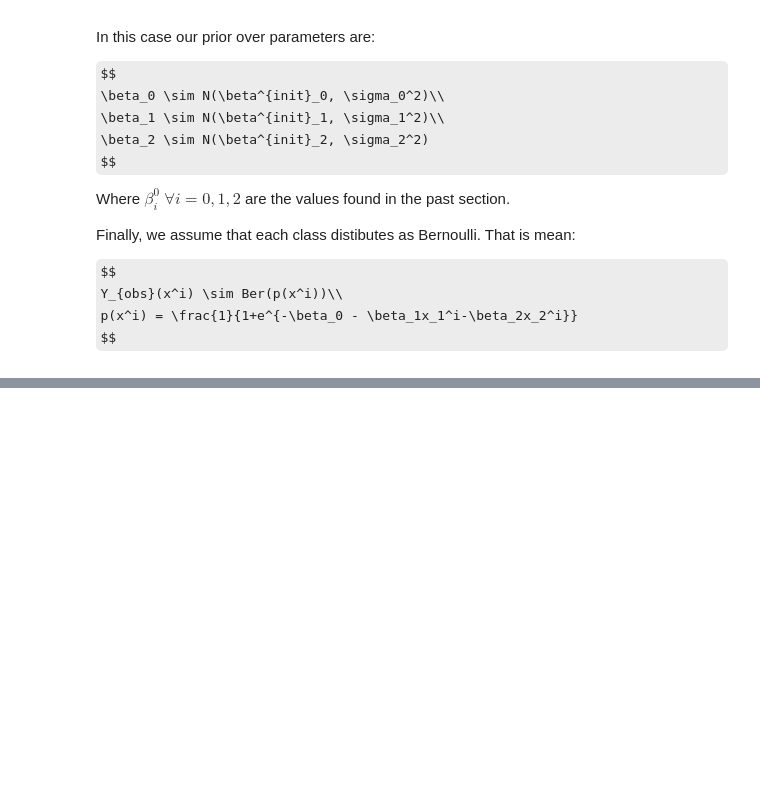
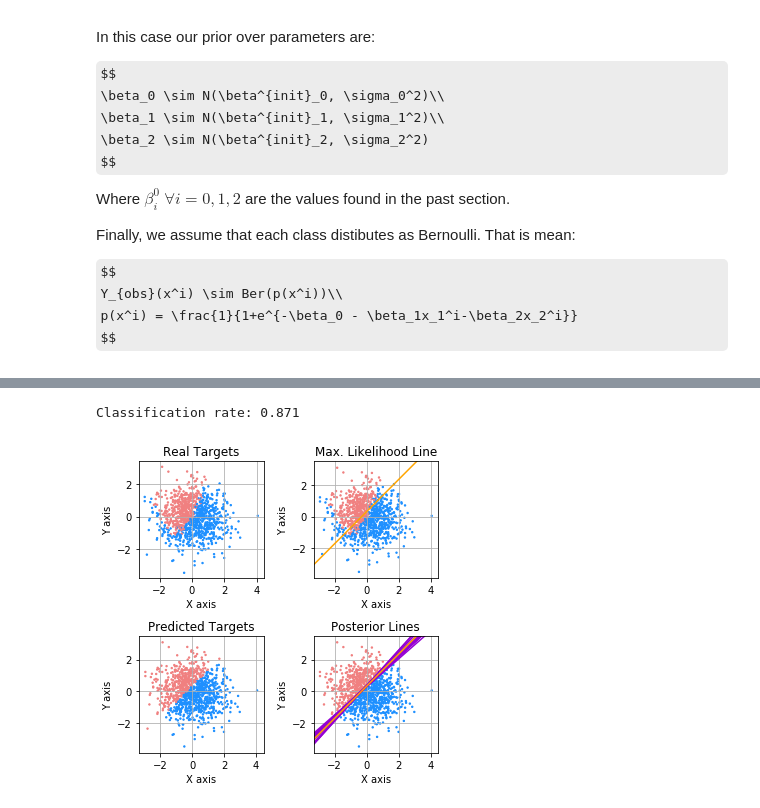
Before and after one commit to lerkoah/AprendizajeProbabilistico, a Jupyter notebook: Tarea1/p3.ipynb, the cells around one changed output, grey strips where cells are left out. Saved outputs shown, nothing was run; the diff lists cells and outputs as text; code cells hidden in the pictures; some formulas as TeX source; blank space fills up the shorter version.

```diff
--- a/Tarea1/p3.ipynb
+++ b/Tarea1/p3.ipynb
@@ -193,0 +203,76 @@ beta_2: -2.19648475497
+# %%
+from sklearn.metrics import confusion_matrix
+
+def predict(data, beta):
+    return 1.0/(1+np.exp(-beta['beta0'] - beta['beta1']*data[0,:]-beta['beta2']*data[1,:]))
+
+predicted = predict(data,beta) > 0.5
+
+classRate = np.sum(data[2,:] == predicted) / predicted.shape[0]
+print('Classification rate: %s' % classRate)
+
+m = -beta['beta1']/beta['beta2']
+n = -beta['beta0']/beta['beta2']
+
+x1_aux = np.array([np.min(data[0,:])-1, np.max(data[0,:])+1])
+rect = m*x1_aux+n
+
+fig, ax = plt.subplots(2,2)
+fig.set_figheight(5)
+fig.set_figwidth(5)
+
+
+ax[0,0].scatter(data[0,:],data[1,:], c=data[2,:], cmap = mcolors.ListedColormap(colors), s = 2)
+ax[0,0].set_title('Real Targets')
+ax[0,0].set_xlabel('X axis')
+ax[0,0].set_ylabel('Y axis')
+ax[0,0].grid()
+
+
+ax[0,1].scatter(data[0,:],data[1,:], c=data[2,:], cmap = mcolors.ListedColormap(colors), s = 2)
+ax[0,1].plot(x1_aux, rect, color = 'orange')
+ax[0,1].set_xlim(np.array([np.min(data[0,:])-0.4, np.max(data[0,:])+0.4]))
+ax[0,1].set_ylim(np.array([np.min(data[1,:])-0.4, np.max(data[1,:])+0.4]))
+ax[0,1].set_title('Max. Likelihood Line')
+ax[0,1].set_xlabel('X axis')
+ax[0,1].set_ylabel('Y axis')
+ax[0,1].grid()
+
+
+ax[1,1].scatter(data[0,:],data[1,:], c=predicted, cmap = mcolors.ListedColormap(colors), s = 2)
+ax[1,1].set_title('Posterior Lines')
+ax[1,1].set_xlabel('X axis')
+ax[1,1].set_ylabel('Y axis')
+ax[1,1].grid()
+
+
+numberOfLines = 20
+for i in range(numberOfLines):
+    beta_aux = trace[i]
+
+    m = -beta_aux['beta1']/beta_aux['beta2']
+    n = -beta_aux['beta0']/beta_aux['beta2']
+
+    rect_aux = m*x1_aux+n
+
+    ax[1,1].plot(x1_aux, rect_aux, color = 'darkviolet')
+ax[1,1].plot(x1_aux, rect, color = 'orange')
+ax[1,1].set_xlim(np.array([np.min(data[0,:])-0.4, np.max(data[0,:])+0.4]))
+ax[1,1].set_ylim(np.array([np.min(data[1,:])-0.4, np.max(data[1,:])+0.4]))
+
+ax[1,0].scatter(data[0,:],data[1,:], c=predicted, cmap = mcolors.ListedColormap(colors), s = 2)
+ax[1,0].set_title('Predicted Targets')
+ax[1,0].set_xlabel('X axis')
+ax[1,0].set_ylabel('Y axis')
+ax[1,0].grid()
+ax[1,0].set_xlim(np.array([np.min(data[0,:])-0.4, np.max(data[0,:])+0.4]))
+ax[1,0].set_ylim(np.array([np.min(data[1,:])-0.4, np.max(data[1,:])+0.4]))
+
+
+plt.tight_layout()
+plt.savefig('classes.eps', format = 'eps', bbox_inches = 'tight')
+
+plt.show(fig)
+# %% [output]
+Classification rate: 0.871
+[figure, added]
```
Also changed, not shown: parts of 8 cells of this notebook, 26 other files.
